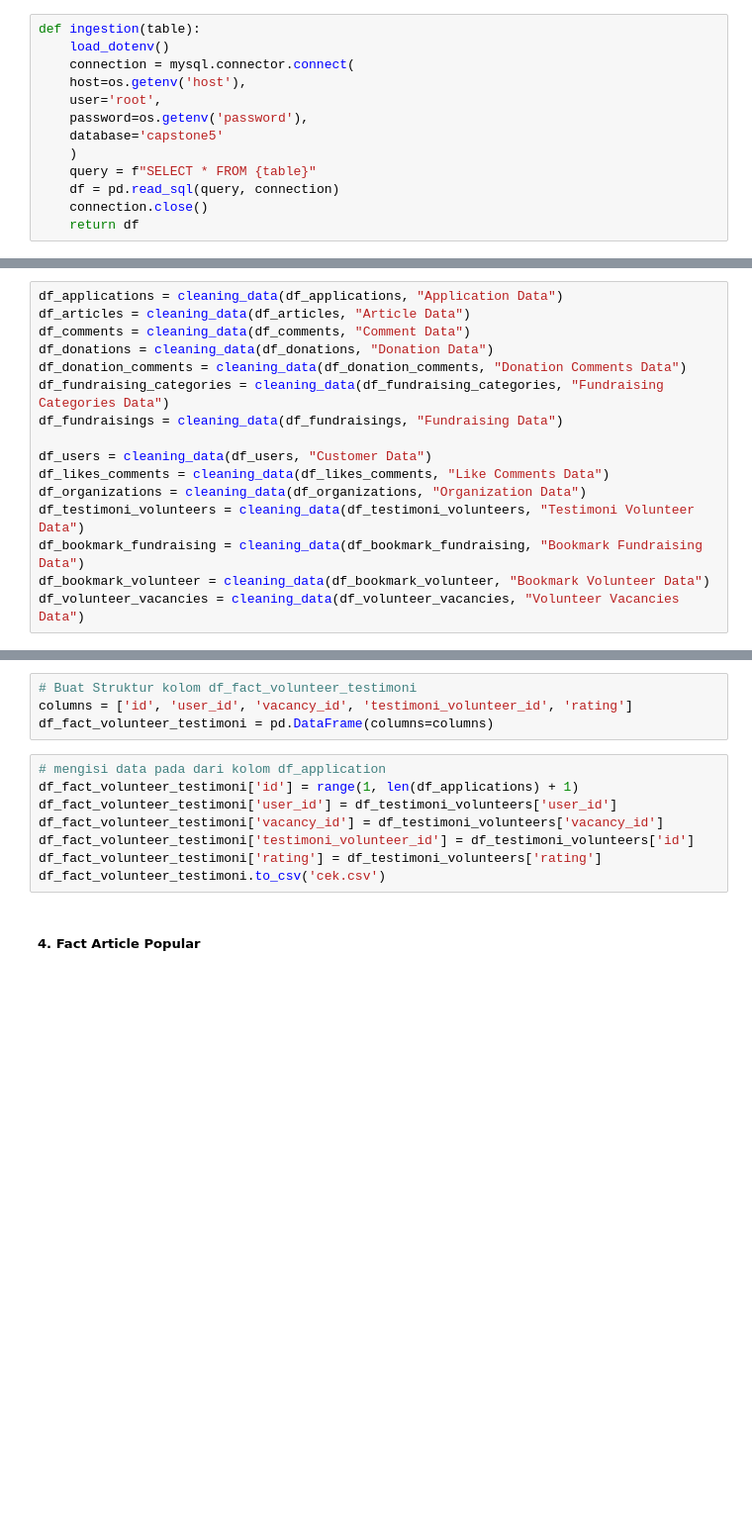
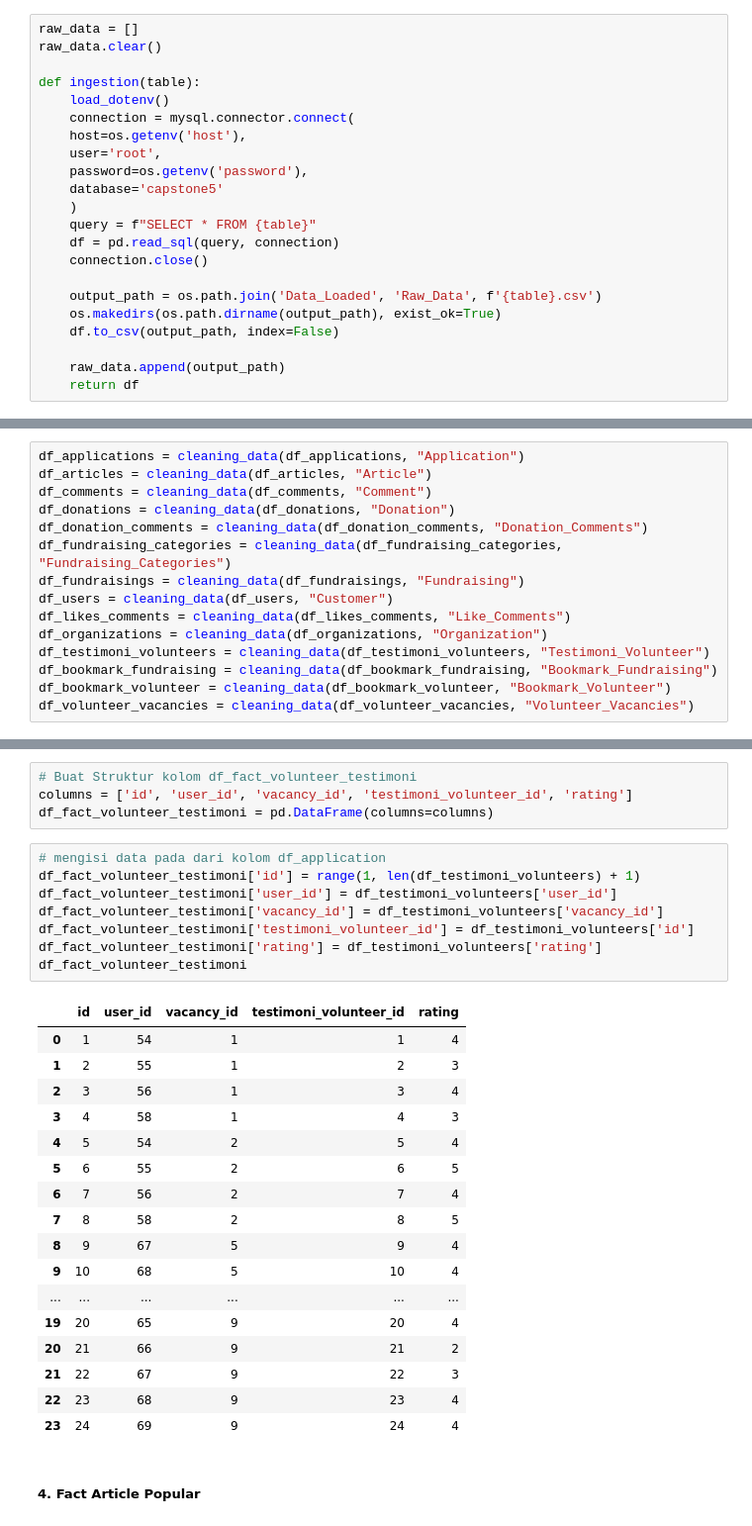
Before and after one commit to Kelompok-5-Capstone-Alterra-2024/Data_Engineer, a Jupyter notebook: ETL.ipynb, the cells around one changed output, grey strips where cells are left out. Shown at 99% size. Saved outputs shown, nothing was run; the diff lists cells and outputs as text; blank space fills up the shorter version.

```diff
--- a/ETL.ipynb
+++ b/ETL.ipynb
@@ -9,6 +17,9 @@ from sqlalchemy import create_engine
 # %% [markdown]
 # Extract Data
 # %%
+raw_data = []
+raw_data.clear()
+
 def ingestion(table):
     load_dotenv()
     connection = mysql.connector.connect(
@@ -20,6 +31,12 @@ def ingestion(table):
     query = f"SELECT * FROM {table}"
     df = pd.read_sql(query, connection)
     connection.close()
+
+    output_path = os.path.join('Data_Loaded', 'Raw_Data', f'{table}.csv')
+    os.makedirs(os.path.dirname(output_path), exist_ok=True)
+    df.to_csv(output_path, index=False)
+
+    raw_data.append(output_path)
     return df
 # %%
 df_applications = ingestion('applications')
@@ -87,19 +91,18 @@ def cleaning_data(df, name_df):
 # %% [markdown]
 ##### Check Missing Value & Duplicate
 # %%
-df_applications = cleaning_data(df_applications, "Application Data")
-df_articles = cleaning_data(df_articles, "Article Data")
-df_comments = cleaning_data(df_comments, "Comment Data")
-df_donations = cleaning_data(df_donations, "Donation Data")
-df_donation_comments = cleaning_data(df_donation_comments, "Donation Comments Data")
-df_fundraising_categories = cleaning_data(df_fundraising_categories, "Fundraising Categories Data")
-df_fundraisings = cleaning_data(df_fundraisings, "Fundraising Data")
-
-df_users = cleaning_data(df_users, "Customer Data")
-df_likes_comments = cleaning_data(df_likes_comments, "Like Comments Data")
-df_organizations = cleaning_data(df_organizations, "Organization Data")
-df_testimoni_volunteers = cleaning_data(df_testimoni_volunteers, "Testimoni Volunteer Data")
-df_bookmark_fundraising = cleaning_data(df_bookmark_fundraising, "Bookmark Fundraising Data")
-df_bookmark_volunteer = cleaning_data(df_bookmark_volunteer, "Bookmark Volunteer Data")
-df_volunteer_vacancies = cleaning_data(df_volunteer_vacancies, "Volunteer Vacancies Data")
+df_applications = cleaning_data(df_applications, "Application")
+df_articles = cleaning_data(df_articles, "Article")
+df_comments = cleaning_data(df_comments, "Comment")
+df_donations = cleaning_data(df_donations, "Donation")
+df_donation_comments = cleaning_data(df_donation_comments, "Donation_Comments")
+df_fundraising_categories = cleaning_data(df_fundraising_categories, "Fundraising_Categories")
+df_fundraisings = cleaning_data(df_fundraisings, "Fundraising")
+df_users = cleaning_data(df_users, "Customer")
+df_likes_comments = cleaning_data(df_likes_comments, "Like_Comments")
+df_organizations = cleaning_data(df_organizations, "Organization")
+df_testimoni_volunteers = cleaning_data(df_testimoni_volunteers, "Testimoni_Volunteer")
+df_bookmark_fundraising = cleaning_data(df_bookmark_fundraising, "Bookmark_Fundraising")
+df_bookmark_volunteer = cleaning_data(df_bookmark_volunteer, "Bookmark_Volunteer")
+df_volunteer_vacancies = cleaning_data(df_volunteer_vacancies, "Volunteer_Vacancies")
 # %% [output]
@@ -201,12 +204,30 @@ columns = ['id', 'user_id', 'vacancy_id', 'testimoni_volunteer_id', 'rating']
 df_fact_volunteer_testimoni = pd.DataFrame(columns=columns)
 # %%
 # mengisi data pada dari kolom df_application
-df_fact_volunteer_testimoni['id'] = range(1, len(df_applications) + 1)
+df_fact_volunteer_testimoni['id'] = range(1, len(df_testimoni_volunteers) + 1)
 df_fact_volunteer_testimoni['user_id'] = df_testimoni_volunteers['user_id']
 df_fact_volunteer_testimoni['vacancy_id'] = df_testimoni_volunteers['vacancy_id']
 df_fact_volunteer_testimoni['testimoni_volunteer_id'] = df_testimoni_volunteers['id']
 df_fact_volunteer_testimoni['rating'] = df_testimoni_volunteers['rating']
-df_fact_volunteer_testimoni.to_csv('cek.csv')
+df_fact_volunteer_testimoni
+# %% [output]
+|  | id | user_id | vacancy_id | testimoni_volunteer_id | rating |
+| 0 | 1 | 54 | 1 | 1 | 4 |
+| 1 | 2 | 55 | 1 | 2 | 3 |
+| 2 | 3 | 56 | 1 | 3 | 4 |
+| 3 | 4 | 58 | 1 | 4 | 3 |
+| 4 | 5 | 54 | 2 | 5 | 4 |
+| 5 | 6 | 55 | 2 | 6 | 5 |
+| 6 | 7 | 56 | 2 | 7 | 4 |
+| 7 | 8 | 58 | 2 | 8 | 5 |
+| 8 | 9 | 67 | 5 | 9 | 4 |
+| 9 | 10 | 68 | 5 | 10 | 4 |
+| ... | ... | ... | ... | ... | ... |
+| 19 | 20 | 65 | 9 | 20 | 4 |
+| 20 | 21 | 66 | 9 | 21 | 2 |
+| 21 | 22 | 67 | 9 | 22 | 3 |
+| 22 | 23 | 68 | 9 | 23 | 4 |
+| 23 | 24 | 69 | 9 | 24 | 4 |
 # %% [markdown]
 ##### 4. Fact Article Popular
 # %%
```
Also changed, not shown: parts of 22 cells of this notebook, 34 other files.
